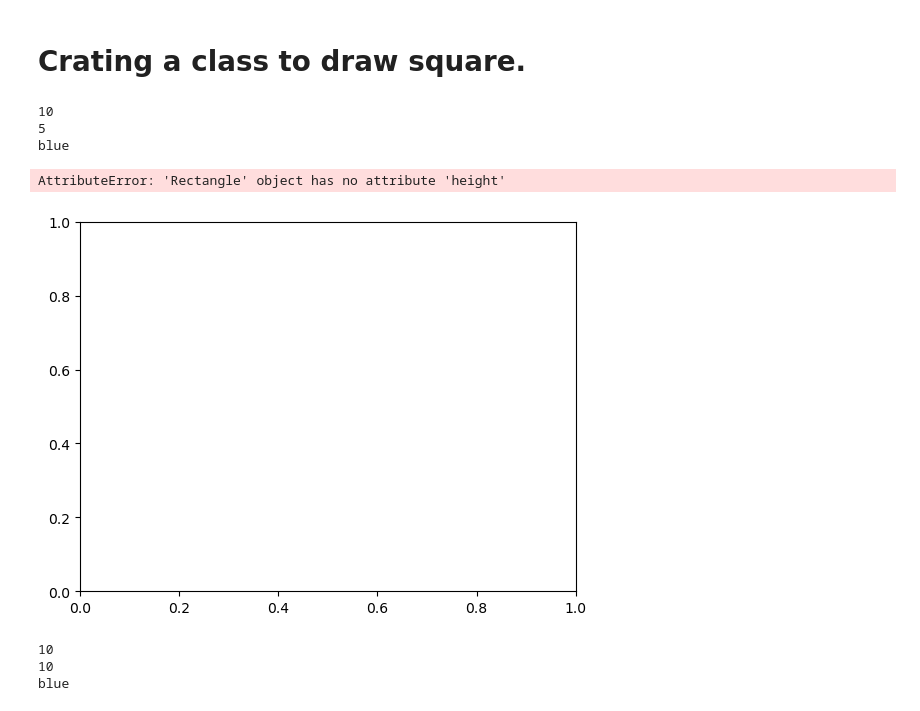
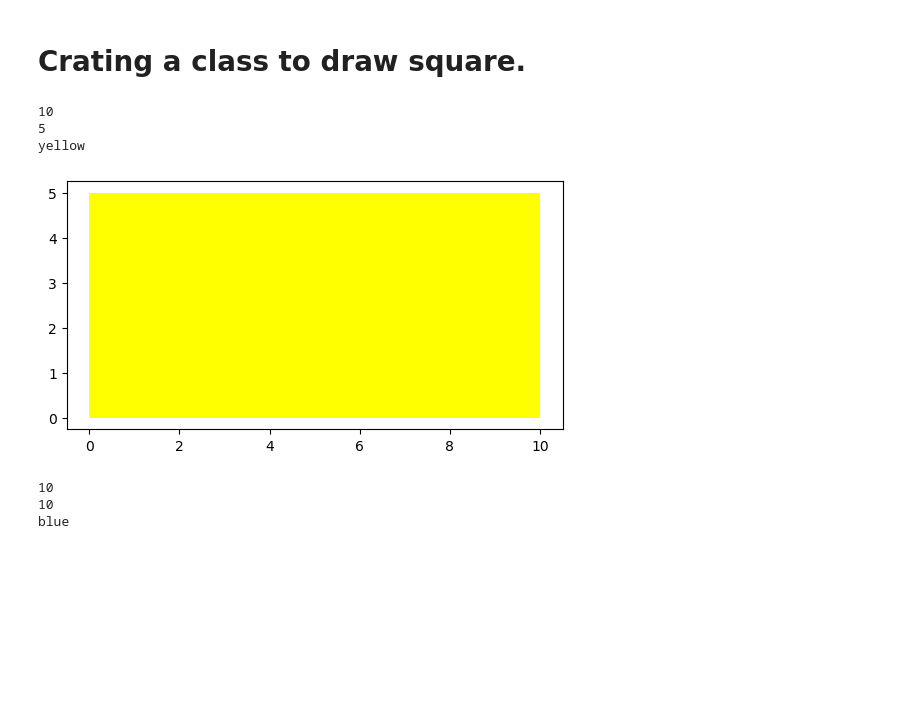
Before and after one commit to Roushan-World/Python-wd-06-08, a Jupyter notebook: 12. Classes and Objects in Python.ipynb, the cells around one changed output. Cells and saved outputs as stored; diff of their text form; code cells hidden in the pictures; blank space fills up the shorter version.

```diff
--- a/12. Classes and Objects in Python.ipynb
+++ b/12. Classes and Objects in Python.ipynb
@@ -217,39 +217,38 @@ The pi number is: 3.14
 # %%
 import matplotlib.pyplot as plt
 %matplotlib inline
 # Creating a class to draw square.
 
 class Rectangle(object):
     #constructor
     def __init__(self,width,height,color):
         self.width=width
-        self.heigh=height
+        self.height=height
         self.color=color
 
     # method
     def drawRectangle(self):
         plt.gca().add_patch(plt.Rectangle((0,0),self.width,self.height,fc=self.color))
         plt.axis('Scaled')
         plt.show()
 
 
 
 
 # creating an object.
-one_Rectanlge=Rectangle(10,5,'yellow')
+one_Rectangle=Rectangle(10,5,'yellow')
 
 print(one_Rectangle.width)
 print(one_Rectangle.height)
 print(one_Rectangle.color)
 
-one_square.drawRectangle()
+one_Rectanlge.drawRectangle()
 #print(dir(one_Rectangle))
 # %% [output]
 10
 5
-blue
+yellow
-AttributeError: 'Rectangle' object has no attribute 'height'
-[figure, old version]
+[figure, new version]
 # %%
 # import library to draw the Rectangle.
 
```
Also changed, not shown: parts of 8 cells of this notebook.
